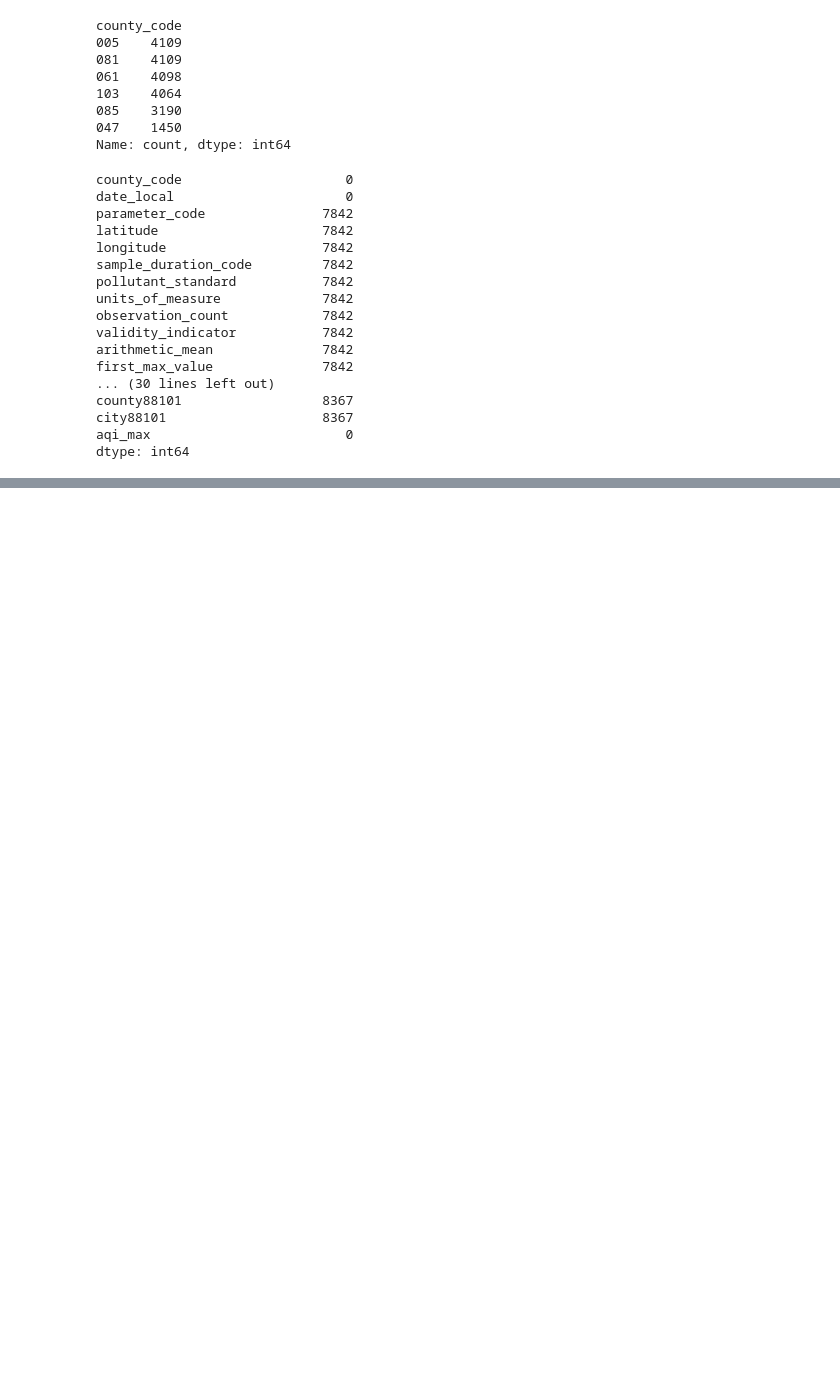
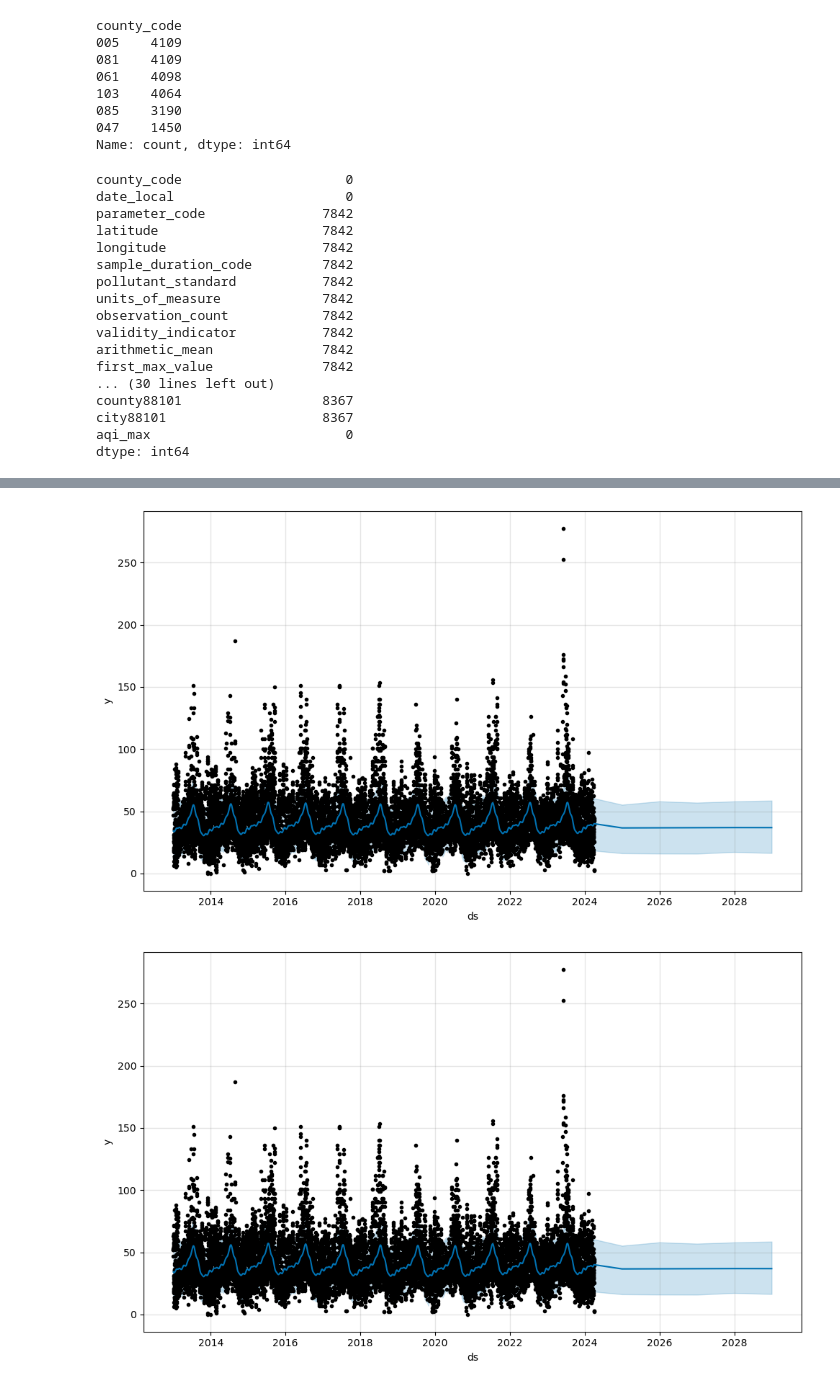
Before and after one commit to ChristineChung/AQI-Avengers-Project2-Group4, a Jupyter notebook: DataPullByState.ipynb, the cells around one changed output, grey strips where cells are left out. Drawn from its saved outputs; the diff is of its cells as text; code cells hidden in the pictures; blank space fills up the shorter version.

Commit message:
Chearine's First Upload

```diff
--- a/DataPullByState.ipynb
+++ b/DataPullByState.ipynb
@@ -255,0 +363,9 @@ all_yrs_counties_params_df.to_csv("Resources/selected_counties_features_42101_44
+# %%
+# Call the Prophet function, store as an object
+m = Prophet(yearly_seasonality=True,
+            weekly_seasonality=False,
+            daily_seasonality=False,
+
+    )
+
+m
@@ -255,0 +374,3 @@ all_yrs_counties_params_df.to_csv("Resources/selected_counties_features_42101_44
+# %%
+# Fit the Prophet model to our dataframe
+m.fit(future_new_df)
@@ -255,0 +381,8 @@ all_yrs_counties_params_df.to_csv("Resources/selected_counties_features_42101_44
+# %%
+# Create a future dataframe to hold predictions
+# Make the prediction go out as far as 10 years
+future = m.make_future_dataframe(periods=5, freq='Y')
+
+# View the first and last ten rows of the predictions
+display(future.head(10))
+display(future.tail(10))
@@ -255,0 +412,7 @@ all_yrs_counties_params_df.to_csv("Resources/selected_counties_features_42101_44
+# %%
+# Make a forecast based on the future DataFrame
+forecast = m.predict(future)
+
+# Review the first five rows of the forecast DataFrame
+display(forecast.head())
+display(forecast.tail())
@@ -255,0 +432,6 @@ all_yrs_counties_params_df.to_csv("Resources/selected_counties_features_42101_44
+# %%
+# Plot the Prophet predictions for the next ten years of AQI
+m.plot(forecast)
+# %% [output]
+[figure, added]
+[figure, added]
```
Also changed, not shown: parts of 19 cells of this notebook.
